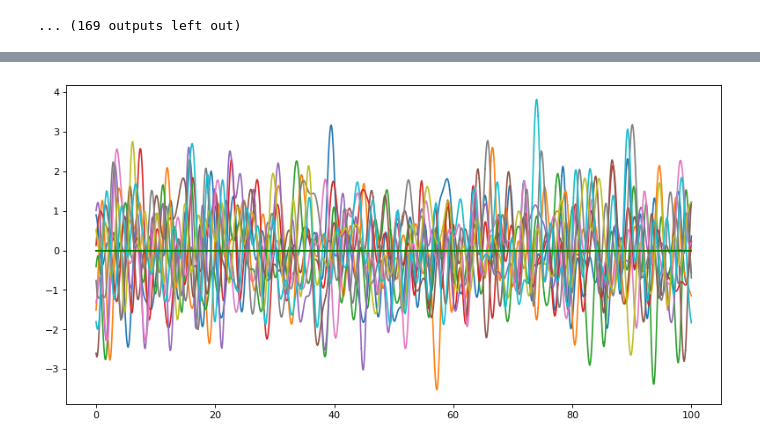
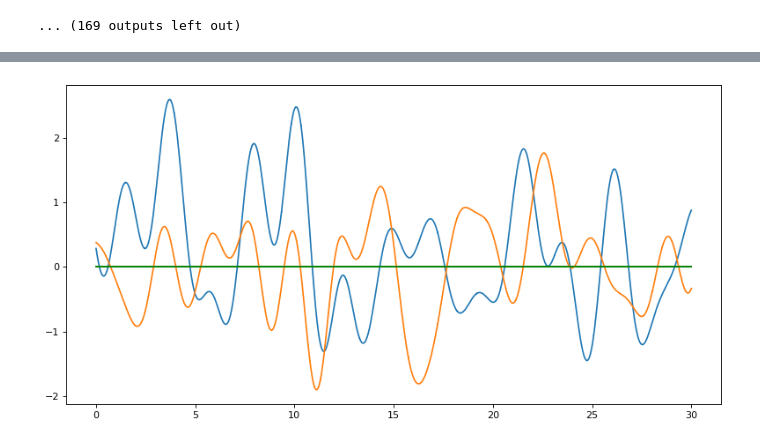
Before and after one commit to nastyakor01/Rare-events-for-gaussian-processes, a Jupyter notebook: Samples from Gaussian process.ipynb, the cells around one changed output, grey strips where cells are left out. Cells and saved outputs as stored; diff of their text form; code cells hidden in the pictures.

```diff
--- a/Samples from Gaussian process.ipynb
+++ b/Samples from Gaussian process.ipynb
@@ -12,7 +11,12 @@ import sympy
 # %%
-
 def get_cov(f, points1, points2):
-    """Return covariance matrix for the sets of points given according to covariance function f"""
+    '''
+    Return covariance matrix for the sets of points given according to covariance function f.
+    params:
+        f: covariance function
+        points1: first vector of points
+        points2: second vector of points
+    '''
     size1 = points1.shape[0]
     size2 = points2.shape[0]
     cov = np.empty((size1, size2))
@@ -286,9 +534,24 @@ def Gaussian_Posterior(X1, y1, X2, kernel_func):
 # %%
 def Posterior3(mean_function, cov_function, nb_of_samples, number_of_functions, left_border, right_border, iterations, ls = True):
-    """Create number_of_samples gaussian values on interval
-       [left_border, right_border]
-       according to prior distribution of the previous
-       values, generated by means of Simulate_GP. """
+    '''
+    Create number_of_samples Gaussian values on interval
+    [left_border, right_border]
+    according to prior distribution of the previous
+    values. The first set of values is generated by means of Simulate_GP.
+    Each iteration the algoritm repeats itself with the prevoius iteration result set as prior.
+    return:
+        y: vector of discrete realizations of the Gaussian process
+        fig: plot (optional)
+    params:
+        mean_function: mean function
+        cov_function: covariance function
+        number_of_samples: number of sampling points on the x-axis
+        number_of_functions: number of realizations to build
+        left_border: left border of sampling interval
+        right_border: right border of sampling interval
+        iterations: numbe rof iterations to perform
+        ls: if True, draw histigram of numbers of zeroes
+    '''
 
     len_interval = (right_border - left_border) / (iterations+1)
     delta = len_interval/(nb_of_samples - 1)
@@ -327,6 +590,6 @@ def Posterior3(mean_function, cov_function, nb_of_samples, number_of_functions,
         plt.show()
     return final_y, fig
 # %%
-a = Posterior3(zero, Sinc, 10, 10, 0, 100, 100)
+a = Posterior3(zero, Sinc, 10, 2, 0, 30, 60)
 # %% [output]
-[figure, old version]
+[figure, new version]
```
Also changed, not shown: parts of 52 cells of this notebook, 1 other file.
